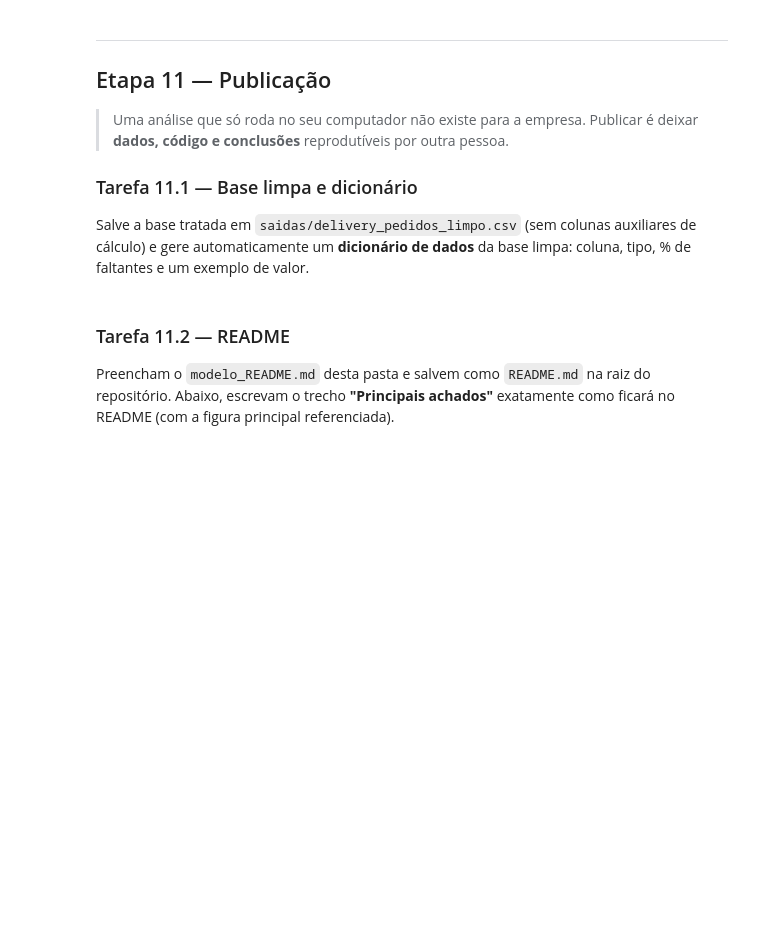
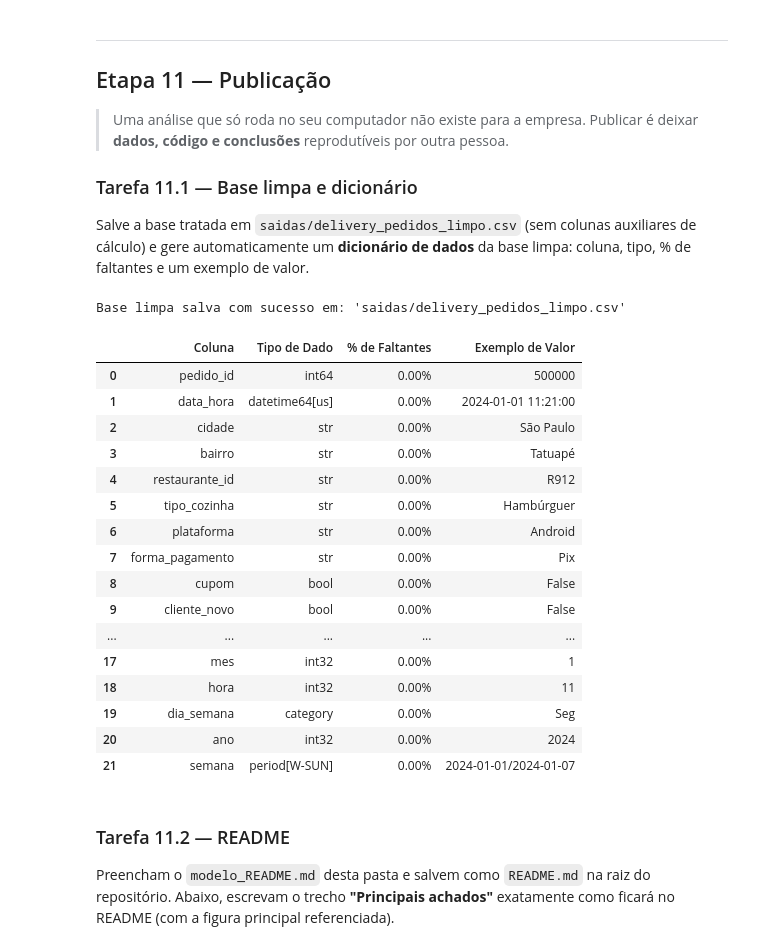
Before and after one commit to eufelipe10/ProjetoFinal_AnaliseExploratoriadeumAppdeDelivery, a Jupyter notebook: projeto_final.ipynb, the cells around one changed output. Cells and saved outputs as stored; diff of their text form; code cells hidden in the pictures; blank space fills up the shorter version.

```diff
--- a/projeto_final.ipynb
+++ b/projeto_final.ipynb
@@ -2063,7 +2063,59 @@ Liste **pelo menos 3 limitações** da análise (o que os dados não permitem af
 ### Tarefa 11.1 — Base limpa e dicionário
 Salve a base tratada em `saidas/delivery_pedidos_limpo.csv` (sem colunas auxiliares de cálculo) e gere automaticamente um **dicionário de dados** da base limpa: coluna, tipo, % de faltantes e um exemplo de valor.
 # %%
-# Sua solução aqui
+import pandas as pd
+
+# 1. Remover colunas auxiliares criadas durante a análise (Etapa 4)
+colunas_auxiliares = ['tempo_invalido', 'distancia_invalida', 'razao_valor', 'pedido_grande']
+df_limpo = df.drop(columns=[col for col in colunas_auxiliares if col in df.columns]).copy()
+
+# 2. Salvar a base limpa na pasta 'saidas/'
+caminho_base = 'saidas/delivery_pedidos_limpo.csv'
+df_limpo.to_csv(caminho_base, index=False)
+print(f"Base limpa salva com sucesso em: '{caminho_base}'\n")
+
+# 3. Gerar o dicionário de dados da base limpa
+dicionario = []
+for col in df_limpo.columns:
+    tipo_dado = str(df_limpo[col].dtype)
+    pct_faltante = (df_limpo[col].isna().sum() / len(df_limpo)) * 100
+
+    # Coleta o primeiro valor válido (não nulo) para servir de exemplo
+    valores_validos = df_limpo[col].dropna()
+    exemplo = valores_validos.iloc[0] if not valores_validos.empty else "N/A"
+
+    dicionario.append({
+        'Coluna': col,
+        'Tipo de Dado': tipo_dado,
+        '% de Faltantes': f"{pct_faltante:.2f}%",
+        'Exemplo de Valor': exemplo
+    })
+
+# 4. Transformar a lista em um DataFrame e exibir a tabela
+df_dicionario = pd.DataFrame(dicionario)
+display(df_dicionario)
+
+# Opcional: Salvar o dicionário em CSV
+df_dicionario.to_csv('saidas/dicionario_dados_limpo.csv', index=False)
+# %% [output]
+Base limpa salva com sucesso em: 'saidas/delivery_pedidos_limpo.csv'
+|  | Coluna | Tipo de Dado | % de Faltantes | Exemplo de Valor |
+| 0 | pedido_id | int64 | 0.00% | 500000 |
+| 1 | data_hora | datetime64[us] | 0.00% | 2024-01-01 11:21:00 |
+| 2 | cidade | str | 0.00% | São Paulo |
+| 3 | bairro | str | 0.00% | Tatuapé |
+| 4 | restaurante_id | str | 0.00% | R912 |
+| 5 | tipo_cozinha | str | 0.00% | Hambúrguer |
+| 6 | plataforma | str | 0.00% | Android |
+| 7 | forma_pagamento | str | 0.00% | Pix |
+| 8 | cupom | bool | 0.00% | False |
+| 9 | cliente_novo | bool | 0.00% | False |
+| ... | ... | ... | ... | ... |
+| 17 | mes | int32 | 0.00% | 1 |
+| 18 | hora | int32 | 0.00% | 11 |
+| 19 | dia_semana | category | 0.00% | Seg |
+| 20 | ano | int32 | 0.00% | 2024 |
+| 21 | semana | period[W-SUN] | 0.00% | 2024-01-01/2024-01-07 |
 # %% [markdown]
 ### Tarefa 11.2 — README
 Preencham o `modelo_README.md` desta pasta e salvem como `README.md` na raiz do repositório. Abaixo, escrevam o trecho **"Principais achados"** exatamente como ficará no README (com a figura principal referenciada).
```
Also changed, not shown: parts of 1 cell of this notebook, 7 other files.
